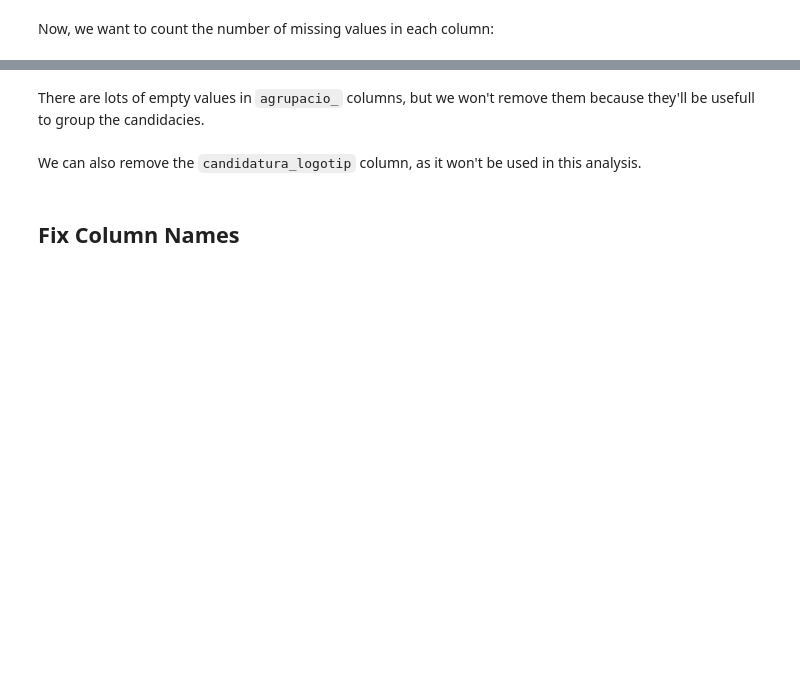
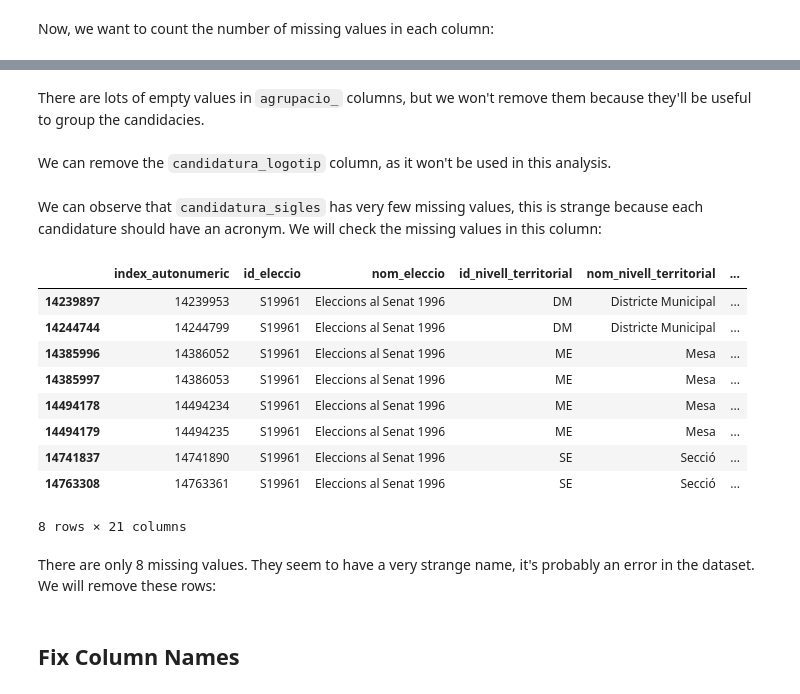
Before and after one commit to guillempla/catalan-elections-forecasting, a Jupyter notebook: src/study_data/study-data.ipynb, the cells around one changed output, grey strips where cells are left out. Cells and saved outputs as stored; diff of their text form; code cells hidden in the pictures; blank space fills up the shorter version.

```diff
--- a/src/study_data/study-data.ipynb
+++ b/src/study_data/study-data.ipynb
@@ -94,9 +94,27 @@ Based on the previous table, we can see that `candidat_posicio` is empty, so we
 # Drop candidat_posicio column
 df = df.drop(columns=['candidat_posicio'])
 # %% [markdown]
-There are lots of empty values in `agrupacio_` columns, but we won't remove them because they'll be usefull to group the candidacies.
+There are lots of empty values in `agrupacio_` columns, but we won't remove them because they'll be useful to group the candidacies.
 # %% [markdown]
-We can also remove the `candidatura_logotip` column, as it won't be used in this analysis.
+We can remove the `candidatura_logotip` column, as it won't be used in this analysis.
 # %%
 # Drop candidatura_posicio column
 df = df.drop(columns=['candidatura_logotip'])
+# %% [markdown]
+We can observe that ``candidatura_sigles`` has very few missing values, this is strange because each candidature should have an acronym. We will check the missing values in this column:
+# %%
+# Check candidatura_sigles missing values
+df[df['candidatura_sigles'].isnull()]
+# %% [output]
+|  | index_autonumeric | id_eleccio | nom_eleccio | id_nivell_territorial | nom_nivell_territorial | ... |
+| 14239897 | 14239953 | S19961 | Eleccions al Senat 1996 | DM | Districte Municipal | ... |
+| 14244744 | 14244799 | S19961 | Eleccions al Senat 1996 | DM | Districte Municipal | ... |
+| 14385996 | 14386052 | S19961 | Eleccions al Senat 1996 | ME | Mesa | ... |
+| 14385997 | 14386053 | S19961 | Eleccions al Senat 1996 | ME | Mesa | ... |
+| 14494178 | 14494234 | S19961 | Eleccions al Senat 1996 | ME | Mesa | ... |
+| 14494179 | 14494235 | S19961 | Eleccions al Senat 1996 | ME | Mesa | ... |
+| 14741837 | 14741890 | S19961 | Eleccions al Senat 1996 | SE | Secció | ... |
+| 14763308 | 14763361 | S19961 | Eleccions al Senat 1996 | SE | Secció | ... |
+8 rows × 21 columns
+# %% [markdown]
+There are only 8 missing values. They seem to have a very strange name, it's probably an error in the dataset. We will remove these rows:
```
Also changed, not shown: parts of 5 cells of this notebook.
